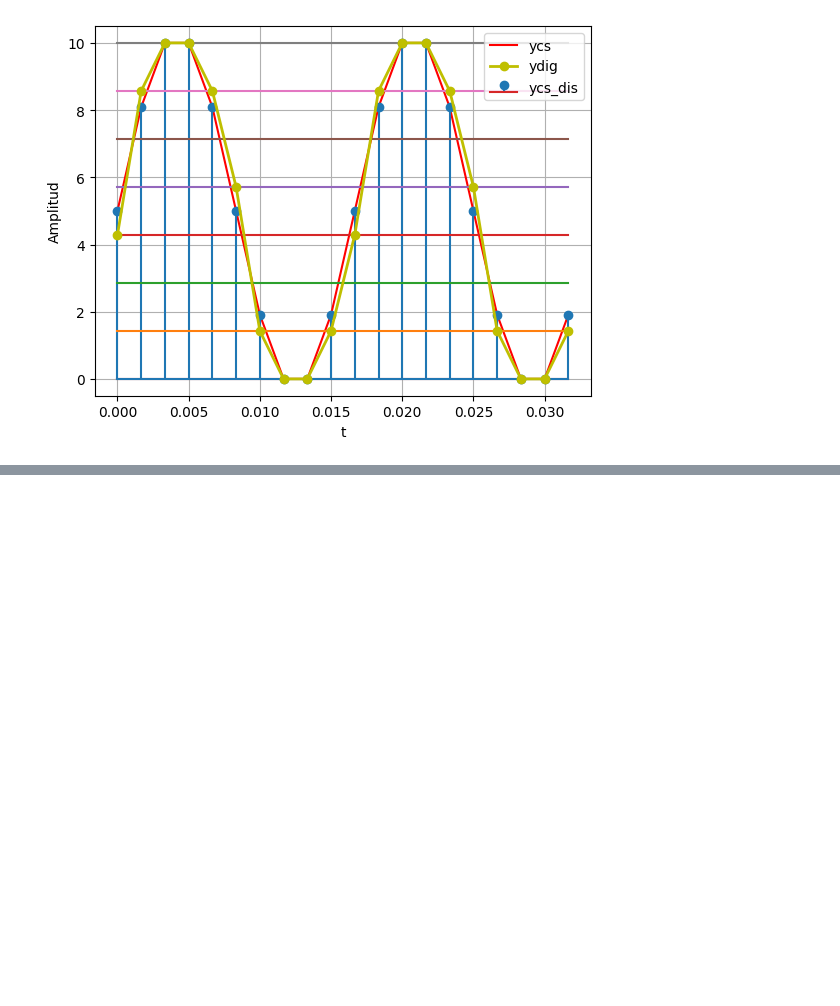
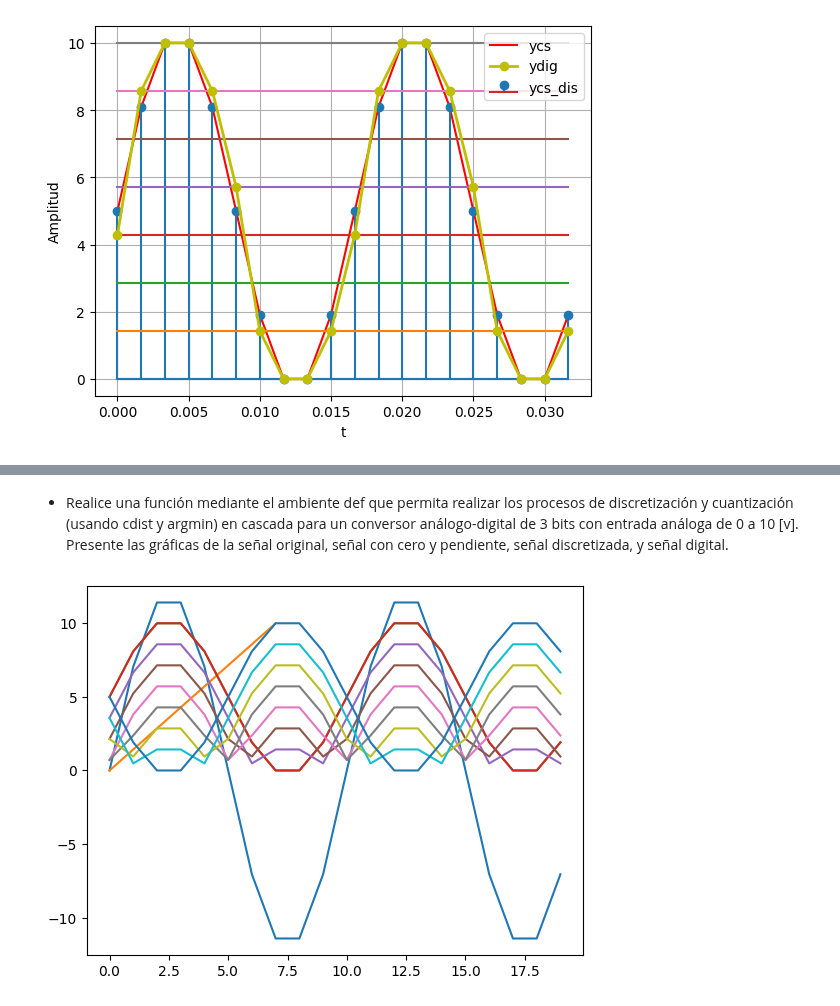
Before and after one commit to Mateo289/Cuadernos_S_y_S, a Jupyter notebook: 1_IntroNumpy_SyS.ipynb, the cells around one changed output, grey strips where cells are left out. Saved outputs shown, nothing was run; the diff lists cells and outputs as text; code cells hidden in the pictures; blank space fills up the shorter version.

```diff
--- a/1_IntroNumpy_SyS.ipynb
+++ b/1_IntroNumpy_SyS.ipynb
@@ -417,0 +438,33 @@ plt.show()
+# %% [markdown]
+- Realice una función mediante el ambiente def que permita realizar los procesos de discretización y cuantización (usando cdist y argmin) en cascada para un conversor análogo-digital de 3 bits con entrada análoga de 0 a 10 [v]. Presente las gráficas de la señal original, señal con cero y pendiente, señal discretizada, y señal digital.
+# %%
+from scipy.spatial.distance import cdist
+
+Fo=60
+To=1/60
+A=12
+Fs=10*Fo
+Ts=1/Fs
+
+tv=np.arange(0,2*To,Ts)
+signal= A*np.sin(2*np.pi*Fo*tv)
+
+yc=my_ceropen(signal,ymin=0,ymax=10)
+
+nbits=3
+rmin=0
+rmax=10
+
+ve=np.linspace(rmin,rmax,2**nbits)
+
+d=cdist(yc.reshape(-1,1),ve.reshape(-1,1))
+d.shape
+
+plt.plot(signal)
+plt.plot(ve)
+plt.plot(yc)
+plt.plot(d)
+
+plt.show()
+# %% [output]
+[figure, added]
```
Also changed, not shown: parts of 2 cells of this notebook.
